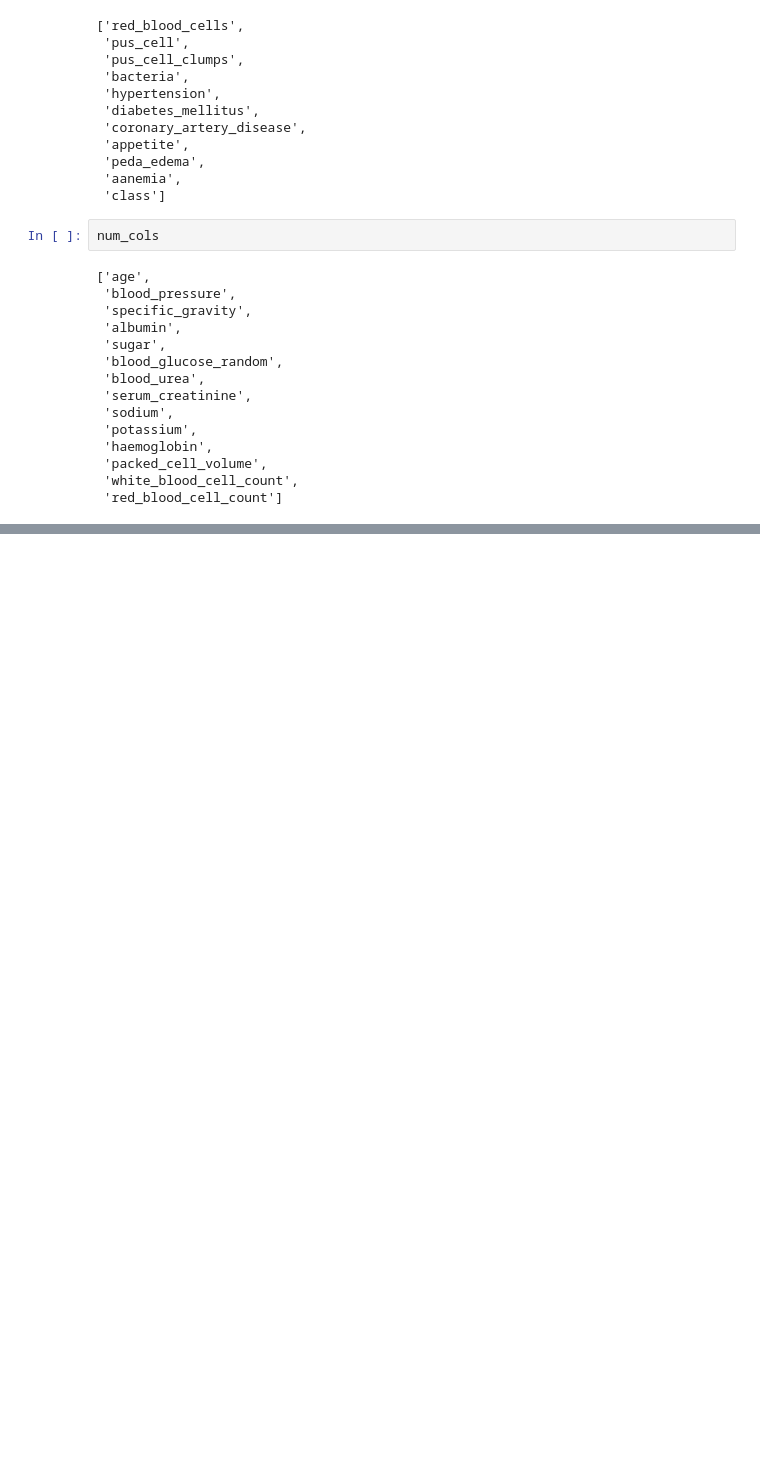
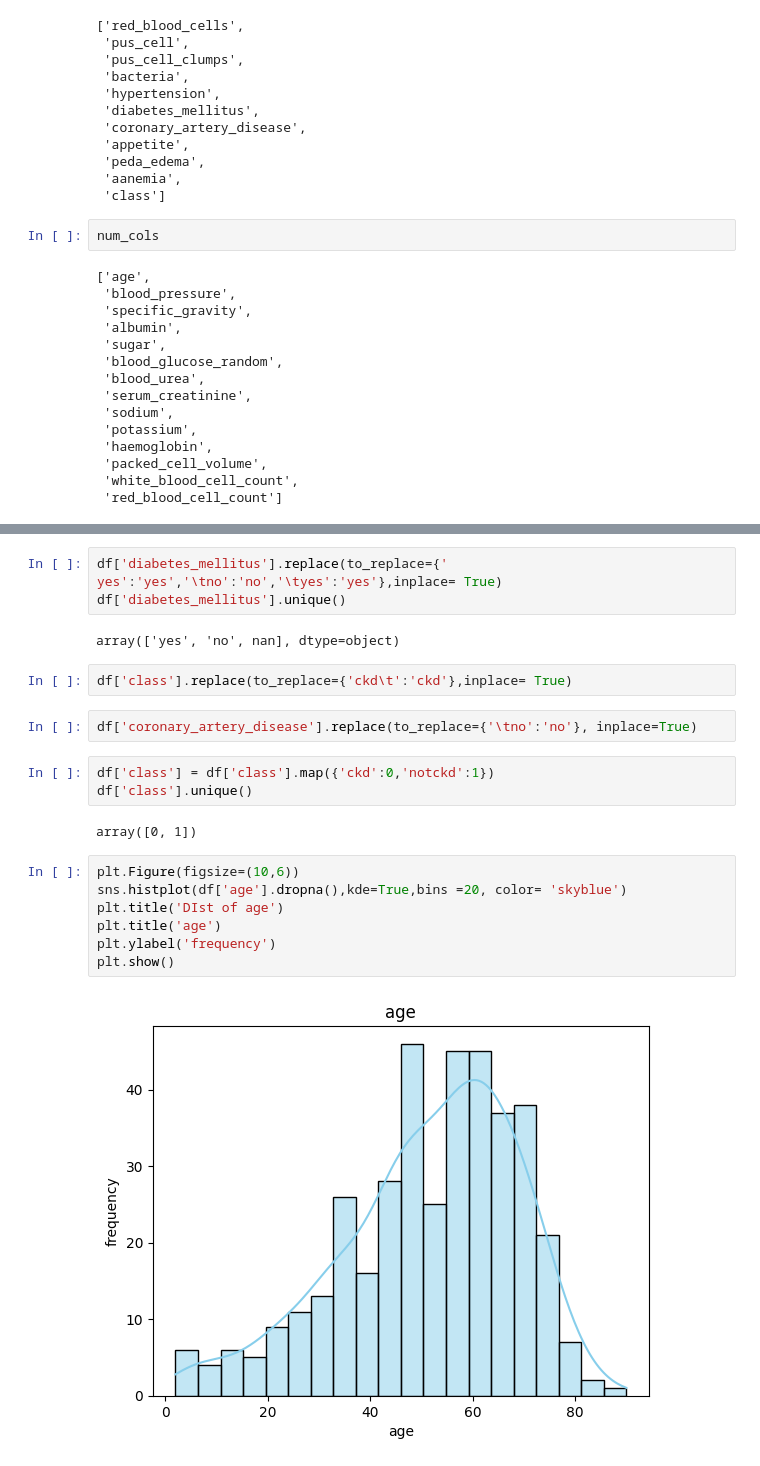
Before and after one commit to Himanshu-0801/EDA_Practice, a Jupyter notebook: Chronic.ipynb, the cells around one changed output, grey strips where cells are left out. Drawn from its saved outputs; the diff is of its cells as text; blank space fills up the shorter version.

```diff
--- a/Chronic.ipynb
+++ b/Chronic.ipynb
@@ -131,0 +153,23 @@ num_cols
+# %%
+df['diabetes_mellitus'].replace(to_replace={' yes':'yes','\tno':'no','\tyes':'yes'},inplace= True)
+df['diabetes_mellitus'].unique()
+# %% [output]
+array(['yes', 'no', nan], dtype=object)
+# %%
+df['class'].replace(to_replace={'ckd\t':'ckd'},inplace= True)
+# %%
+df['coronary_artery_disease'].replace(to_replace={'\tno':'no'}, inplace=True)
+# %%
+df['class'] = df['class'].map({'ckd':0,'notckd':1})
+df['class'].unique()
+# %% [output]
+array([0, 1])
+# %%
+plt.Figure(figsize=(10,6))
+sns.histplot(df['age'].dropna(),kde=True,bins =20, color= 'skyblue')
+plt.title('DIst of age')
+plt.title('age')
+plt.ylabel('frequency')
+plt.show()
+# %% [output]
+[figure, added]
```
Also changed, not shown: parts of 11 cells of this notebook.
